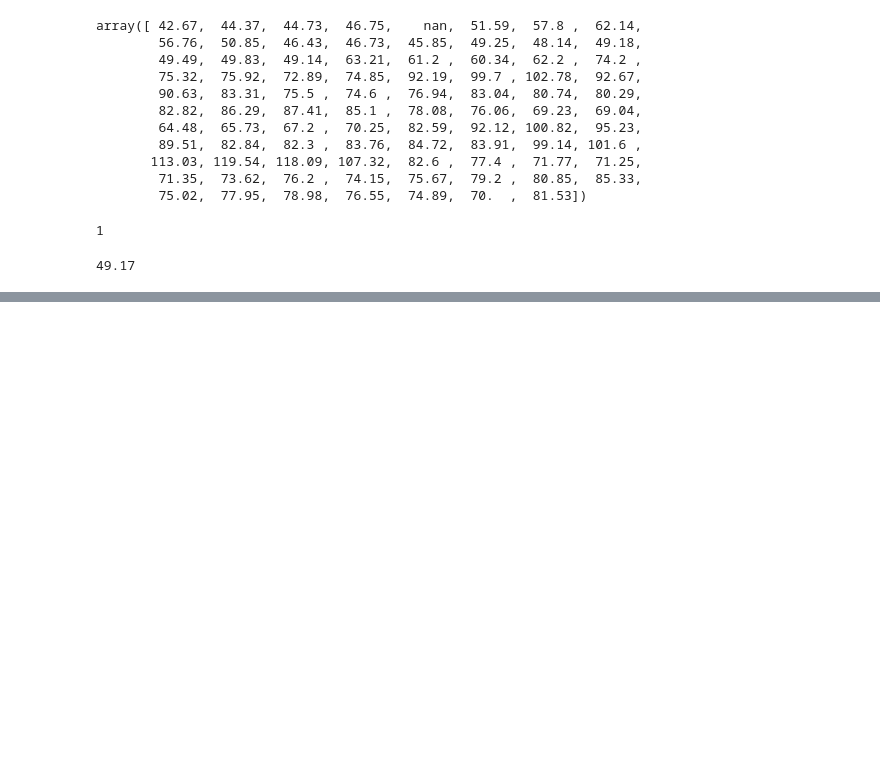
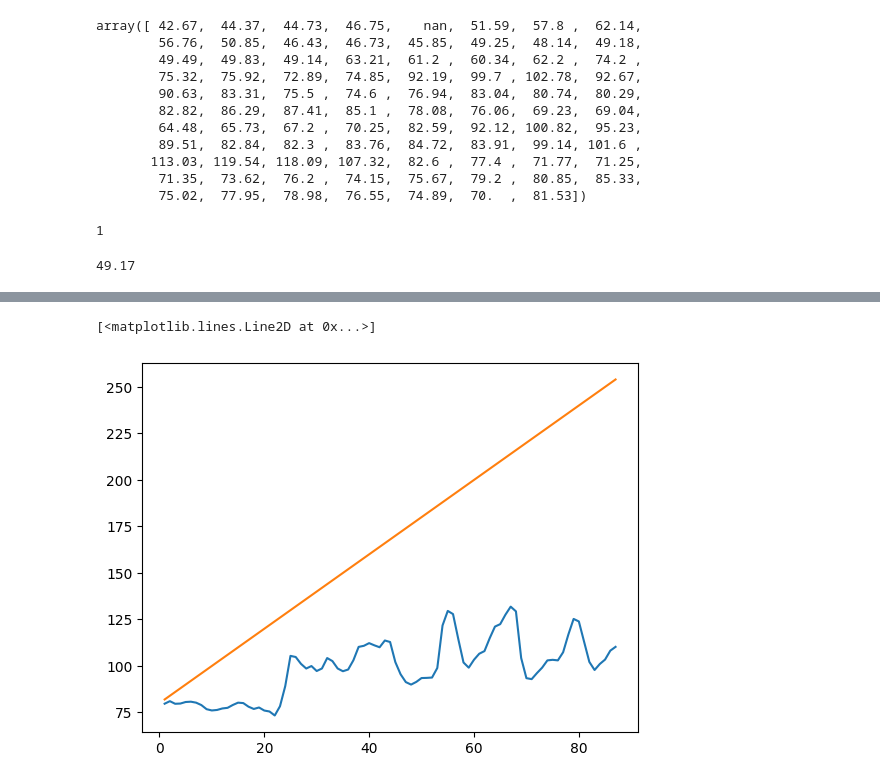
Before and after one commit to marcelojsil/alura-datascience, a Jupyter notebook: Untitled0.ipynb, the cells around one changed output, grey strips where cells are left out. Drawn from its saved outputs; the diff is of its cells as text; code cells hidden in the pictures; blank space fills up the shorter version.

```diff
--- a/Untitled0.ipynb
+++ b/Untitled0.ipynb
@@ -151,0 +153,13 @@ plt.plot(np.arange(1,13,1), Moscow_ano1)
+# %%
+# Criar uma reta de elevação para acompanhar o aumento dos valores em Moscow
+# y = ax + b .:. sendo a o coeficiente angular, x os meses e b o tamanho da reta
+
+x = datas
+# %%
+y = 2 * x + 80
+# %%
+plt.plot(datas, Moscow)
+plt.plot(x,y)
+# %% [output]
+[<matplotlib.lines.Line2D at 0x...>]
+[figure, added]
```
Also changed, not shown: parts of 18 cells of this notebook.
